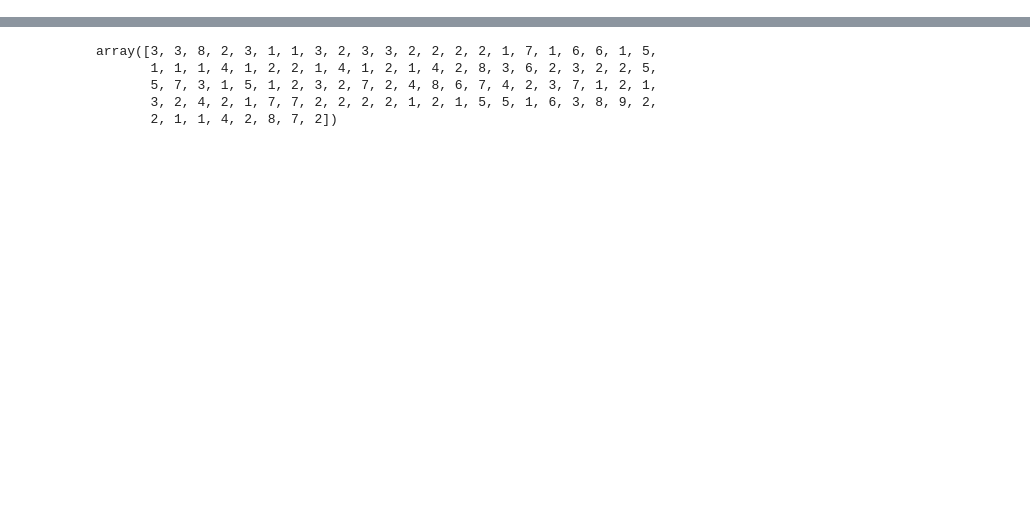
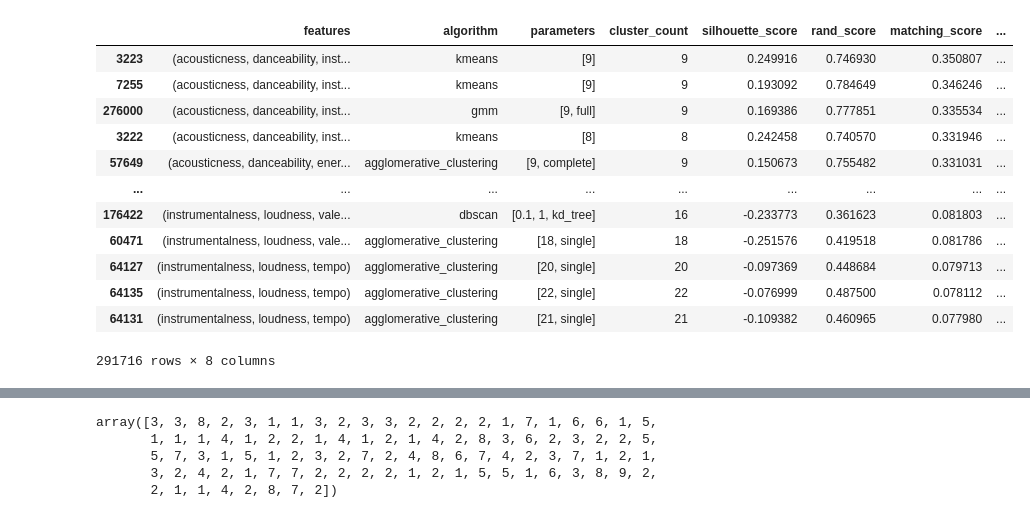
Before and after one commit to jamiany/dspro1, a Jupyter notebook: data_preparation/clustering.ipynb, the cells around one changed output, grey strips where cells are left out. Saved outputs shown, nothing was run; the diff lists cells and outputs as text; code cells hidden in the pictures; blank space fills up the shorter version.

```diff
--- a/data_preparation/clustering.ipynb
+++ b/data_preparation/clustering.ipynb
@@ -293,0 +273,16 @@ filtered.sort_values(by='matching_score', ascending=False)
+# %%
+performance_comparison.sort_values(by='matching_score', ascending=False)
+# %% [output]
+|  | features | algorithm | parameters | cluster_count | silhouette_score | rand_score | matching_score | ... |
+| 3223 | (acousticness, danceability, inst... | kmeans | [9] | 9 | 0.249916 | 0.746930 | 0.350807 | ... |
+| 7255 | (acousticness, danceability, inst... | kmeans | [9] | 9 | 0.193092 | 0.784649 | 0.346246 | ... |
+| 276000 | (acousticness, danceability, inst... | gmm | [9, full] | 9 | 0.169386 | 0.777851 | 0.335534 | ... |
+| 3222 | (acousticness, danceability, inst... | kmeans | [8] | 8 | 0.242458 | 0.740570 | 0.331946 | ... |
+| 57649 | (acousticness, danceability, ener... | agglomerative_clustering | [9, complete] | 9 | 0.150673 | 0.755482 | 0.331031 | ... |
+| ... | ... | ... | ... | ... | ... | ... | ... | ... |
+| 176422 | (instrumentalness, loudness, vale... | dbscan | [0.1, 1, kd_tree] | 16 | -0.233773 | 0.361623 | 0.081803 | ... |
+| 60471 | (instrumentalness, loudness, vale... | agglomerative_clustering | [18, single] | 18 | -0.251576 | 0.419518 | 0.081786 | ... |
+| 64127 | (instrumentalness, loudness, tempo) | agglomerative_clustering | [20, single] | 20 | -0.097369 | 0.448684 | 0.079713 | ... |
+| 64135 | (instrumentalness, loudness, tempo) | agglomerative_clustering | [22, single] | 22 | -0.076999 | 0.487500 | 0.078112 | ... |
+| 64131 | (instrumentalness, loudness, tempo) | agglomerative_clustering | [21, single] | 21 | -0.109382 | 0.460965 | 0.077980 | ... |
+291716 rows × 8 columns
```
Also changed, not shown: parts of 23 cells of this notebook, 7 other files.
